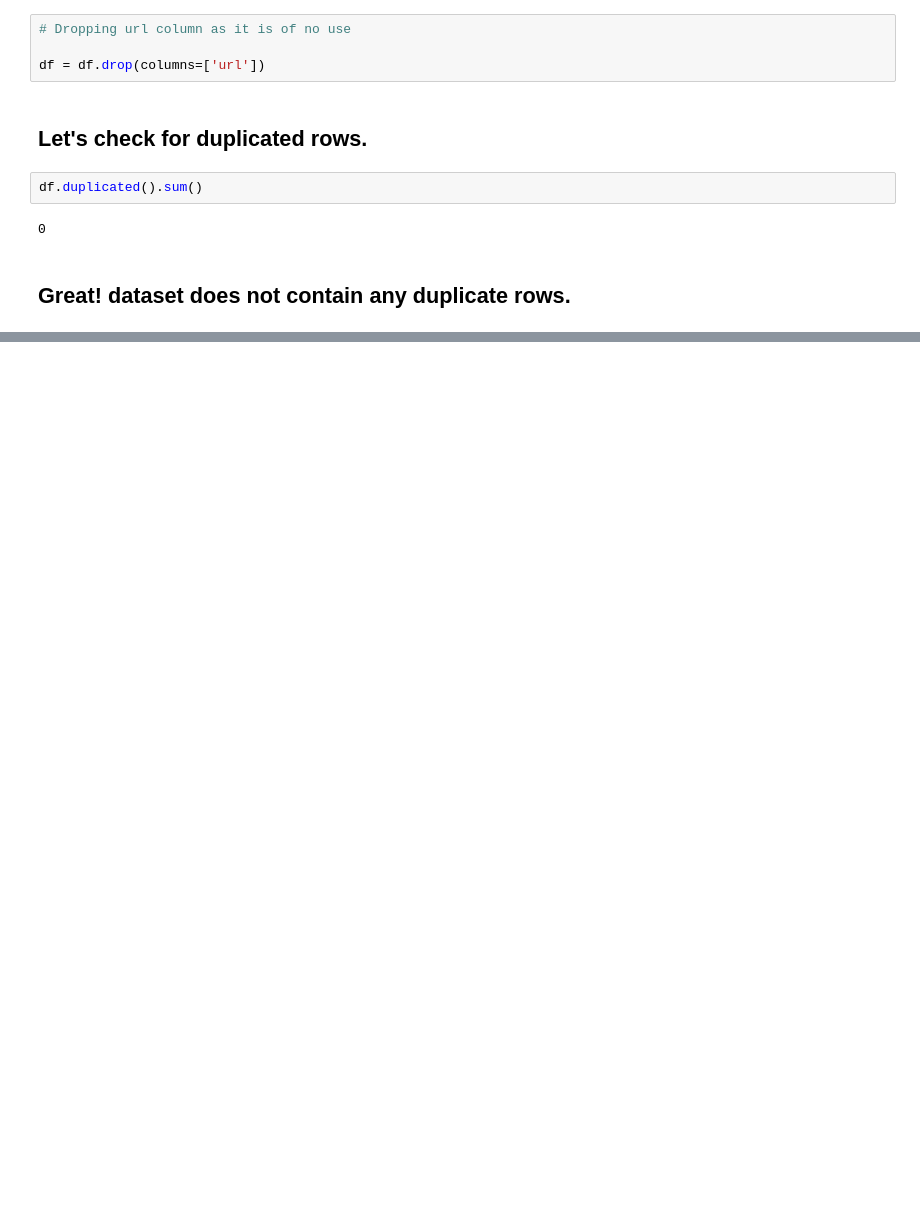
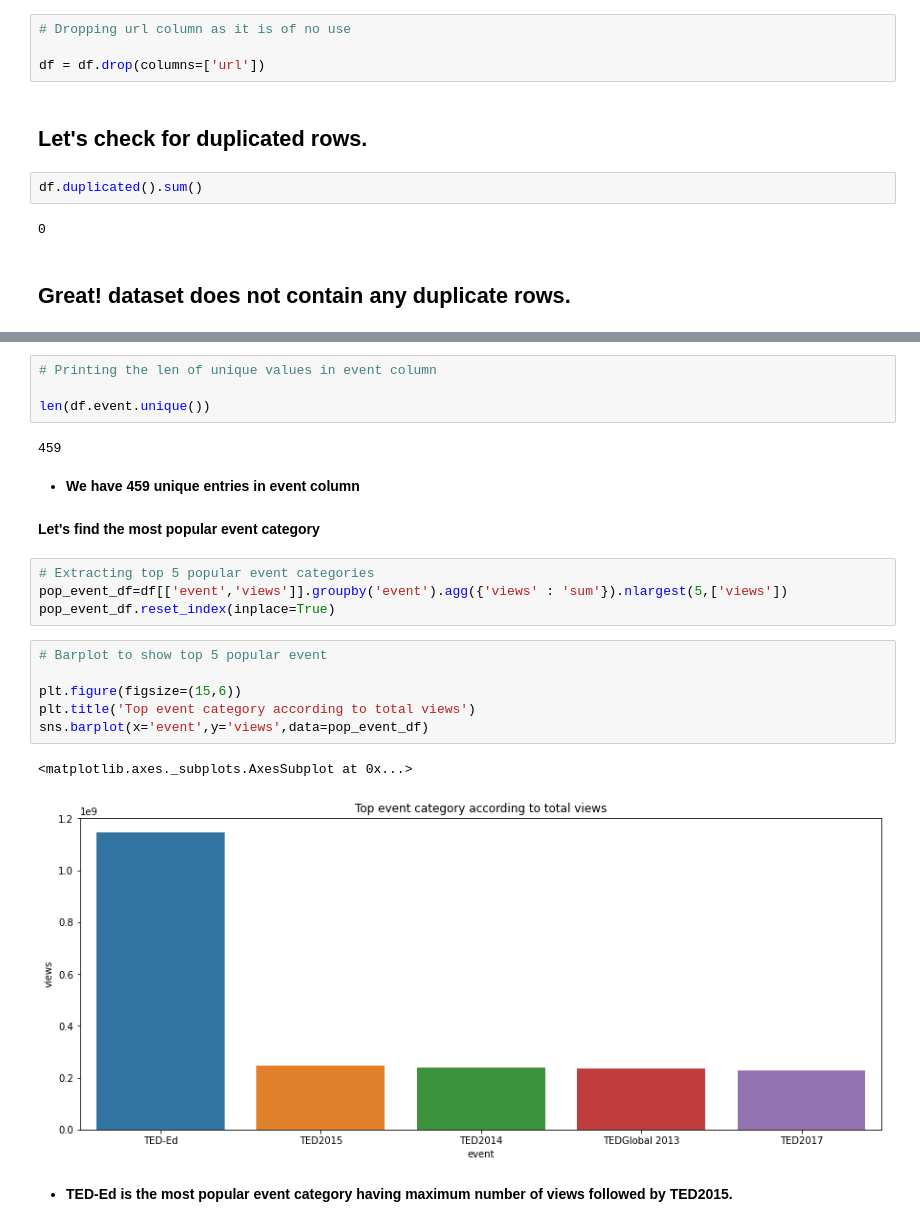
Before and after one commit to PuroshotamSingh/Ted-talk-views-prediction, a Jupyter notebook: Ted_Talk_Views_Prediction_Puroshotam_Singh_Capstone_Project_2.ipynb, the cells around one changed output, grey strips where cells are left out. Saved outputs shown, nothing was run; the diff lists cells and outputs as text; blank space fills up the shorter version.

```diff
--- a/Ted_Talk_Views_Prediction_Puroshotam_Singh_Capstone_Project_2.ipynb
+++ b/Ted_Talk_Views_Prediction_Puroshotam_Singh_Capstone_Project_2.ipynb
@@ -148,0 +221,25 @@ df.duplicated().sum()
+# %%
+# Printing the len of unique values in event column
+
+len(df.event.unique())
+# %% [output]
+459
+# %% [markdown]
+* **We have 459 unique entries in event column**
+# %% [markdown]
+**Let's find the most popular event category**
+# %%
+# Extracting top 5 popular event categories
+pop_event_df=df[['event','views']].groupby('event').agg({'views' : 'sum'}).nlargest(5,['views'])
+pop_event_df.reset_index(inplace=True)
+# %%
+# Barplot to show top 5 popular event
+
+plt.figure(figsize=(15,6))
+plt.title('Top event category according to total views')
+sns.barplot(x='event',y='views',data=pop_event_df)
+# %% [output]
+<matplotlib.axes._subplots.AxesSubplot at 0x...>
+[figure, added]
+# %% [markdown]
+* **TED-Ed is the most popular event category having maximum number of views followed by TED2015.**
```
Also changed, not shown: parts of 11 cells of this notebook.
